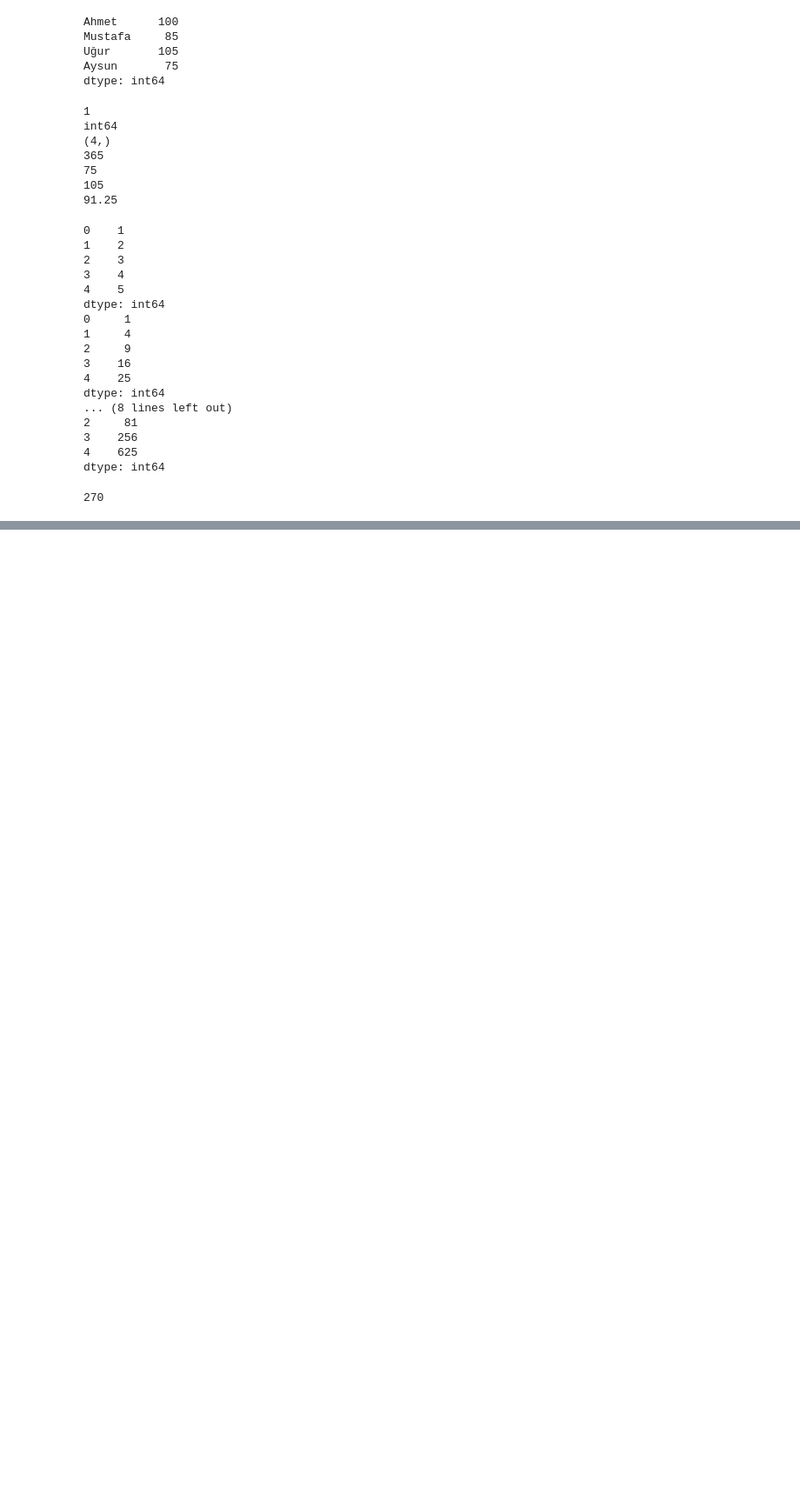
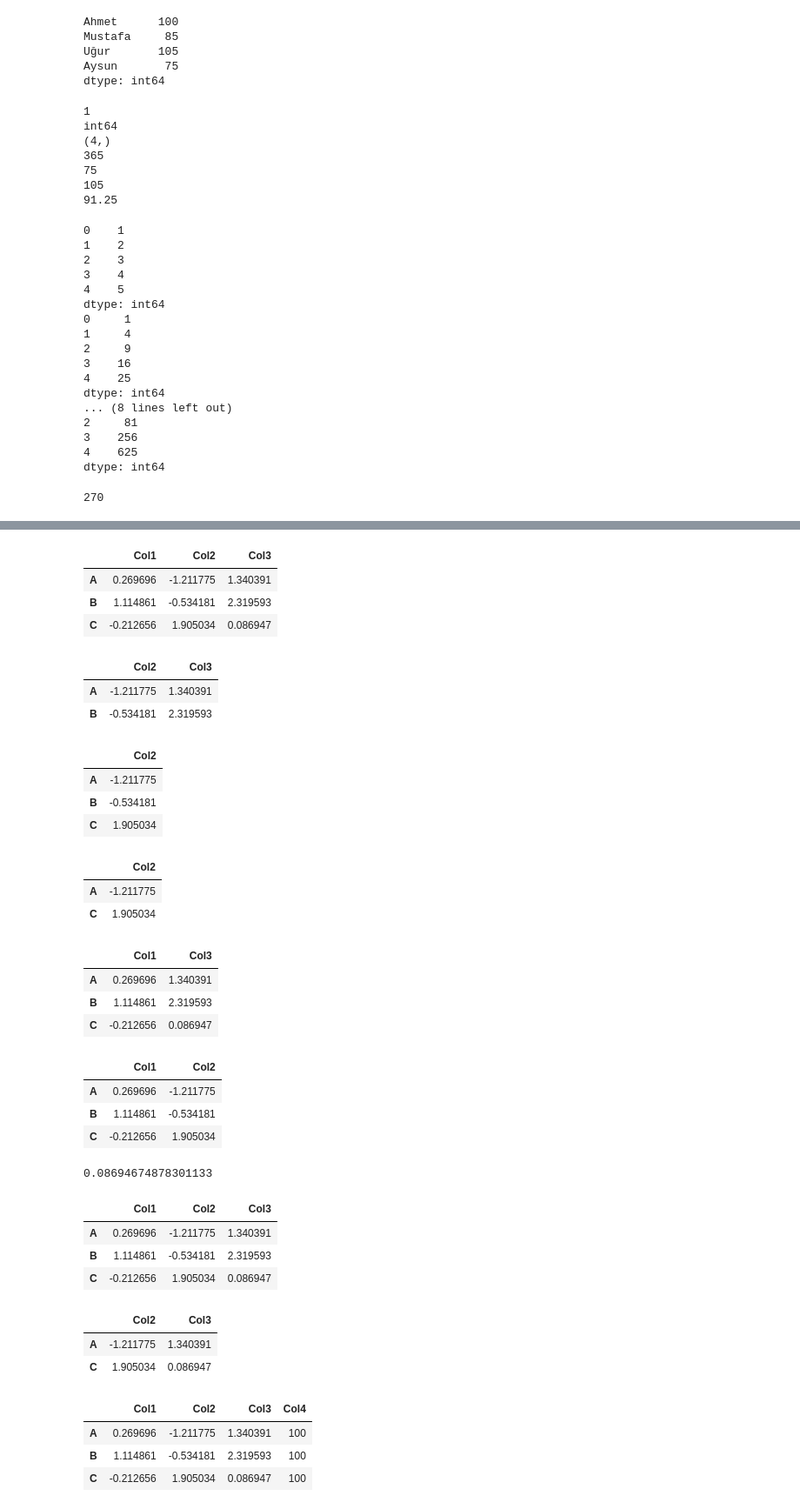
Before and after one commit to mhmtdmr/3401_23, a Jupyter notebook: 3 - pandas.ipynb, the cells around one changed output, grey strips where cells are left out. Shown at 87% size. Saved outputs shown, nothing was run; the diff lists cells and outputs as text; code cells hidden in the pictures; blank space fills up the shorter version.

```diff
--- a/3 - pandas.ipynb
+++ b/3 - pandas.ipynb
@@ -110,0 +168,57 @@ print(total["astra"])
+# %%
+pd_df.loc[:,:]
+# %% [output]
+|  | Col1 | Col2 | Col3 |
+| A | 0.269696 | -1.211775 | 1.340391 |
+| B | 1.114861 | -0.534181 | 2.319593 |
+| C | -0.212656 | 1.905034 | 0.086947 |
+# %%
+pd_df.iloc[0:2,1:3] # 0-1 satırındaki 1-2 kolonlarını göster.
+# %% [output]
+|  | Col2 | Col3 |
+| A | -1.211775 | 1.340391 |
+| B | -0.534181 | 2.319593 |
+# %%
+pd_df.iloc[:,[False,True,False]]
+# %% [output]
+|  | Col2 |
+| A | -1.211775 |
+| B | -0.534181 |
+| C | 1.905034 |
+# %%
+pd_df.iloc[[True,False,True],[False,True,False]]
+# %% [output]
+|  | Col2 |
+| A | -1.211775 |
+| C | 1.905034 |
+# %%
+pd_df.iloc[:,[0,2]] # tüm satılardaki 0 ve 2 indislik kolonları listele
+# %% [output]
+|  | Col1 | Col3 |
+| A | 0.269696 | 1.340391 |
+| B | 1.114861 | 2.319593 |
+| C | -0.212656 | 0.086947 |
+# %%
+pd_df.iloc[:,:2] # tüm satırlar için 0 ve 1 indisli kolonları getir.
+# %% [output]
+|  | Col1 | Col2 |
+| A | 0.269696 | -1.211775 |
+| B | 1.114861 | -0.534181 |
+| C | -0.212656 | 1.905034 |
+# %%
+pd_df.iloc[2,2] # satır indisi:2 sütun indisi 2 olan hücredeki veriyi getir.
+# %% [output]
+0.08694674878301133
+# %%
+pd_df
+# %% [output]
+|  | Col1 | Col2 | Col3 |
+| A | 0.269696 | -1.211775 | 1.340391 |
+| B | 1.114861 | -0.534181 | 2.319593 |
+| C | -0.212656 | 1.905034 | 0.086947 |
+# %%
+pd_df.loc[["A","C"],["Col2","Col3"]]
+# %% [output]
+|  | Col2 | Col3 |
+| A | -1.211775 | 1.340391 |
+| C | 1.905034 | 0.086947 |
@@ -110,0 +228,7 @@ print(total["astra"])
+# %%
+pd_df
+# %% [output]
+|  | Col1 | Col2 | Col3 | Col4 |
+| A | 0.269696 | -1.211775 | 1.340391 | 100 |
+| B | 1.114861 | -0.534181 | 2.319593 | 100 |
+| C | -0.212656 | 1.905034 | 0.086947 | 100 |
```
Also changed, not shown: parts of 18 cells of this notebook, 2 other files.
